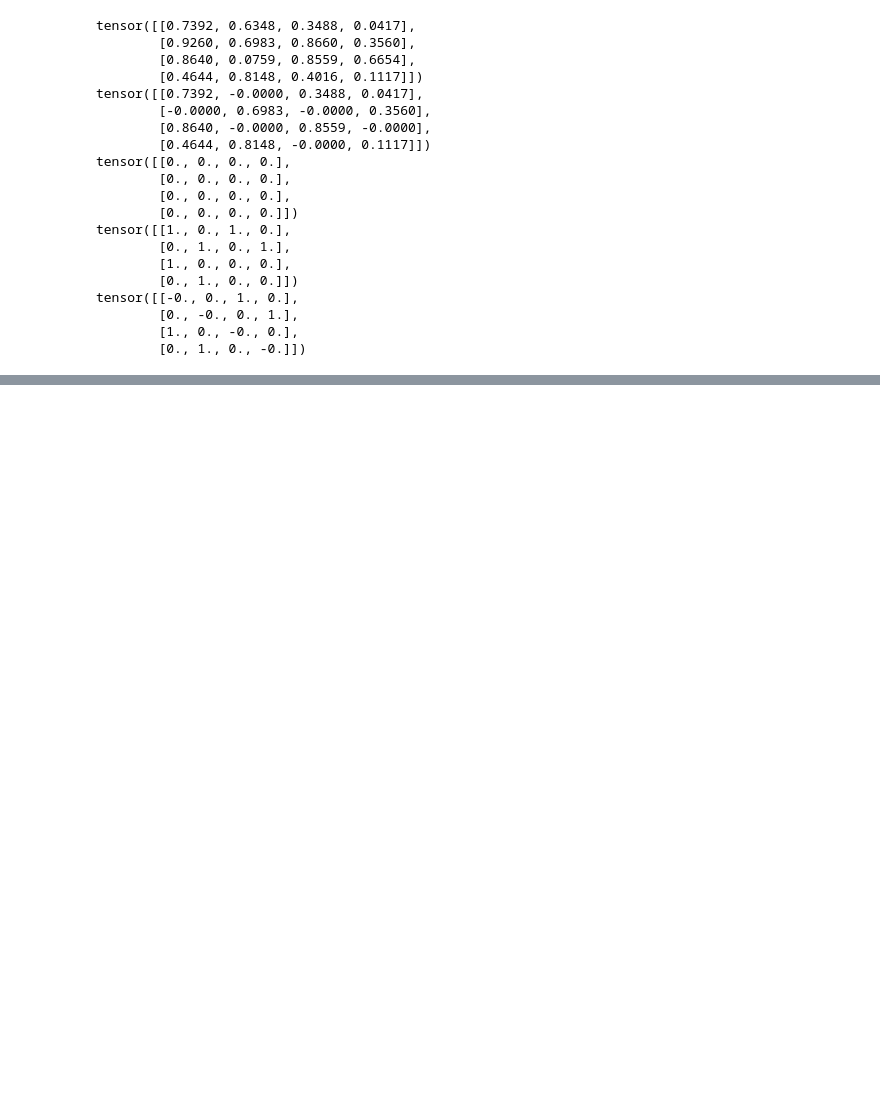
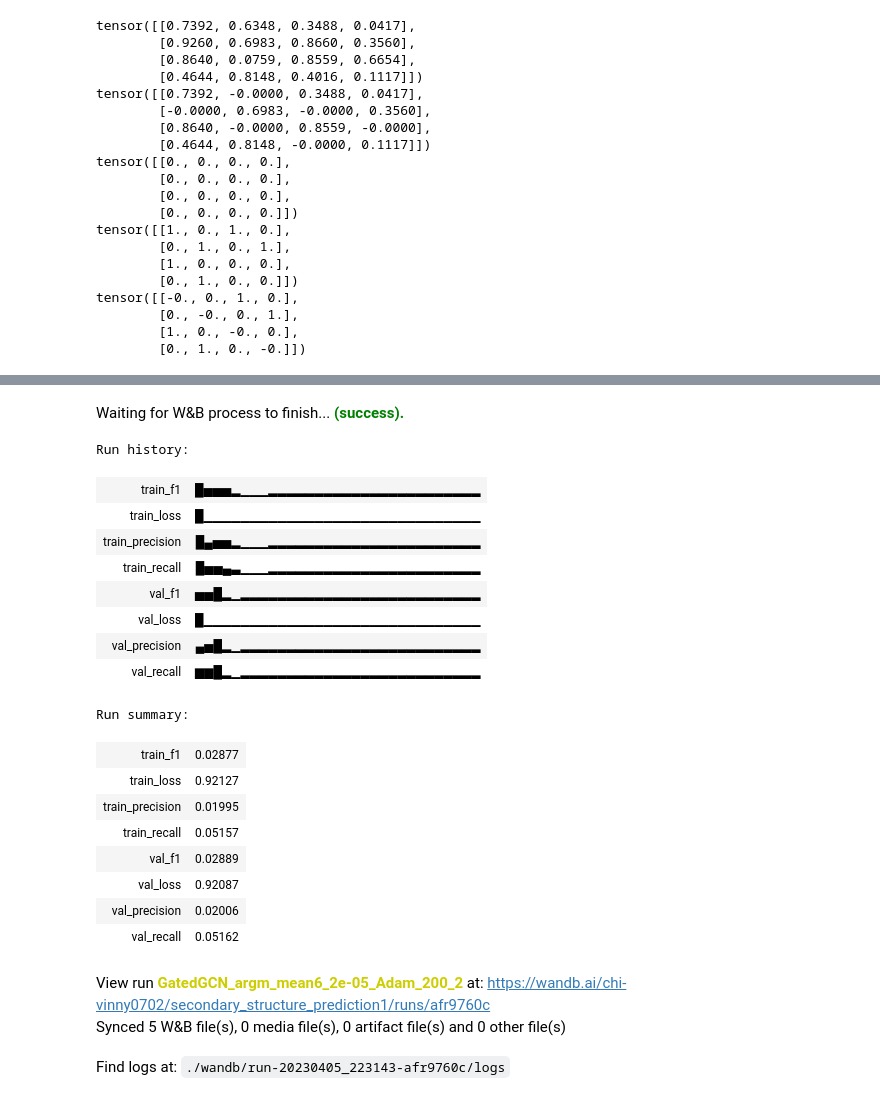
Before and after one commit to Anya497/SecondaryStructurePredictionGNN, a Jupyter notebook: GatedGCN_model.ipynb, the cells around one changed output, grey strips where cells are left out. Saved outputs shown, nothing was run; the diff lists cells and outputs as text; code cells hidden in the pictures; blank space fills up the shorter version.

```diff
--- a/GatedGCN_model.ipynb
+++ b/GatedGCN_model.ipynb
@@ -281,3 +287,28 @@ run_name = "GatedGCN_" + str(num_layers) + "_" + "140" + "_" + str(lr) + "_" + "
 
 
 torch.save(model, "./models/" + run_name + ".pt")
+# %%
+wandb.finish()
+# %% [output]
+Waiting for W&B process to finish... (success).
+Run history:
+| train_f1 | █▅▅▅▂▁▁▁▂▂▂▂▂▂▂▂▂▂▂▂▂▂▂▂▂▂▂▂▂▂▂ |
+| train_loss | █▁▁▁▁▁▁▁▁▁▁▁▁▁▁▁▁▁▁▁▁▁▁▁▁▁▁▁▁▁▁ |
+| train_precision | █▄▅▅▂▁▁▁▂▂▂▂▂▂▂▂▂▂▂▂▂▂▂▂▂▂▂▂▂▂▂ |
+| train_recall | █▅▅▄▃▁▁▁▂▂▂▂▂▂▂▂▂▂▂▂▂▂▂▂▂▂▂▂▂▂▂ |
+| val_f1 | ▅▅█▂▁▂▂▂▂▂▂▂▂▂▂▂▂▂▂▂▂▂▂▂▂▂▂▂▂▂▂ |
+| val_loss | █▁▁▁▁▁▁▁▁▁▁▁▁▁▁▁▁▁▁▁▁▁▁▁▁▁▁▁▁▁▁ |
+| val_precision | ▄▅█▂▁▂▂▂▂▂▂▂▂▂▂▂▂▂▂▂▂▂▂▂▂▂▂▂▂▂▂ |
+| val_recall | ▆▆█▂▁▂▂▂▂▂▂▂▂▂▂▂▂▂▂▂▂▂▂▂▂▂▂▂▂▂▂ |
+Run summary:
+| train_f1 | 0.02877 |
+| train_loss | 0.92127 |
+| train_precision | 0.01995 |
+| train_recall | 0.05157 |
+| val_f1 | 0.02889 |
+| val_loss | 0.92087 |
+| val_precision | 0.02006 |
+| val_recall | 0.05162 |
+View run GatedGCN_argm_mean6_2e-05_Adam_200_2 at: https://wandb.ai/chi-vinny0702/secondary_structure_prediction1/runs/afr9760c
+Synced 5 W&B file(s), 0 media file(s), 0 artifact file(s) and 0 other file(s)
+Find logs at: ./wandb/run-20230405_223143-afr9760c/logs
```
Also changed, not shown: parts of 7 cells of this notebook.
